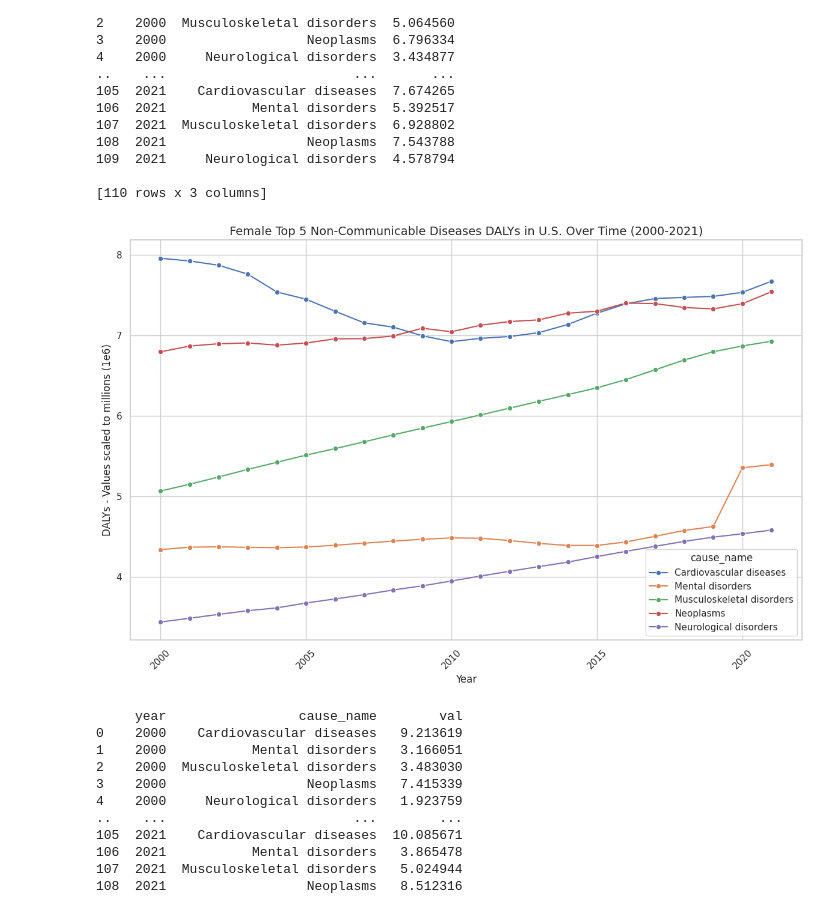
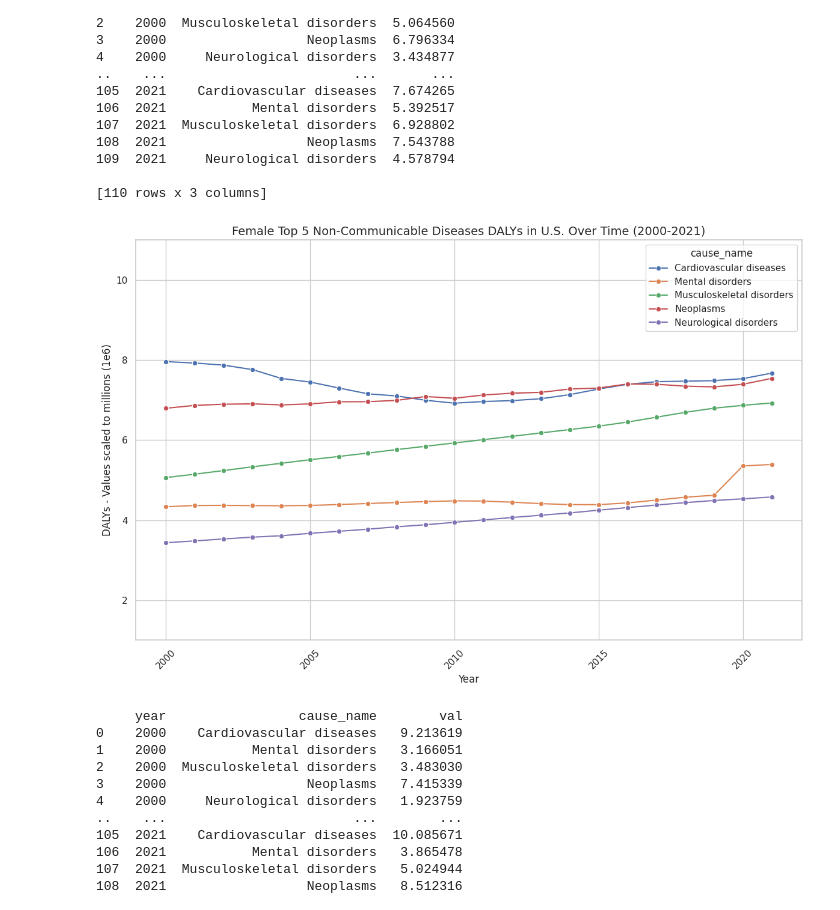
Before and after one commit to atoothman/DATA-70500, a Jupyter notebook: DATA_70500_Toothman_NonCommunicable_Diseases.ipynb, the cells around one changed output. Drawn from its saved outputs; the diff is of its cells as text; code cells hidden in the pictures.

```diff
--- a/DATA_70500_Toothman_NonCommunicable_Diseases.ipynb
+++ b/DATA_70500_Toothman_NonCommunicable_Diseases.ipynb
@@ -386,24 +391,27 @@ print(top_5_yearly_female)
 # %%
 # Create Line Graph of top 5 ncd by female
 
 # Set the style for the plot
 sns.set(style="whitegrid")
 
 # Create a line plot to show DALYs over time for the top 5 diseases
 plt.figure(figsize=(12, 8))
 sns.lineplot(data=top_5_yearly_female, x='year', y='val', hue='cause_name', marker='o')
 
 # Add titles and labels
 plt.title('Female Top 5 Non-Communicable Diseases DALYs in U.S. Over Time (2000-2021)', fontsize=14)
 plt.xlabel('Year', fontsize=12)
 plt.ylabel('DALYs - Values scaled to millions (1e6)', fontsize=12)
 
+# Set the y-axis limit to 11 for comparison to other gender
+plt.ylim(1, 11)
+
 # Show the plot
 plt.xticks(rotation=45)
 plt.tight_layout()
 plt.show()
 # %% [output]
-[figure, old version]
+[figure, new version]
 # %%
 # Filter the data to include only the top 5 diseases for male
 top_5_data_male = filtered_ncd_male[filtered_ncd_male['cause_name'].isin(top_5_diseases_list)]
```
Also changed, not shown: parts of 10 cells of this notebook.
